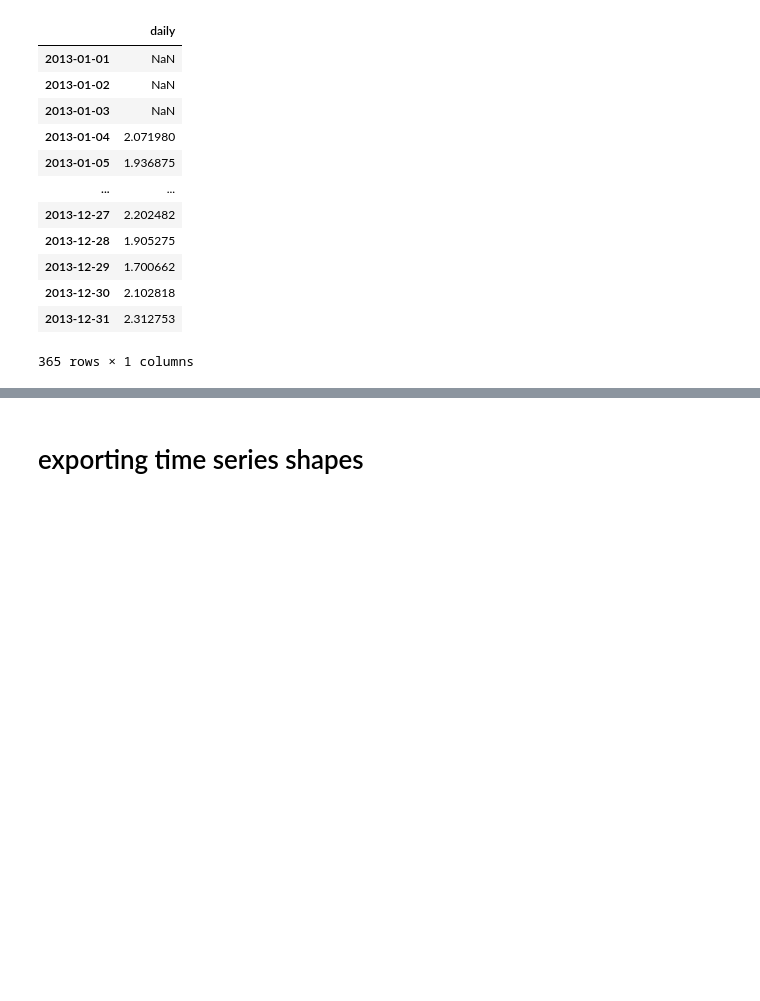
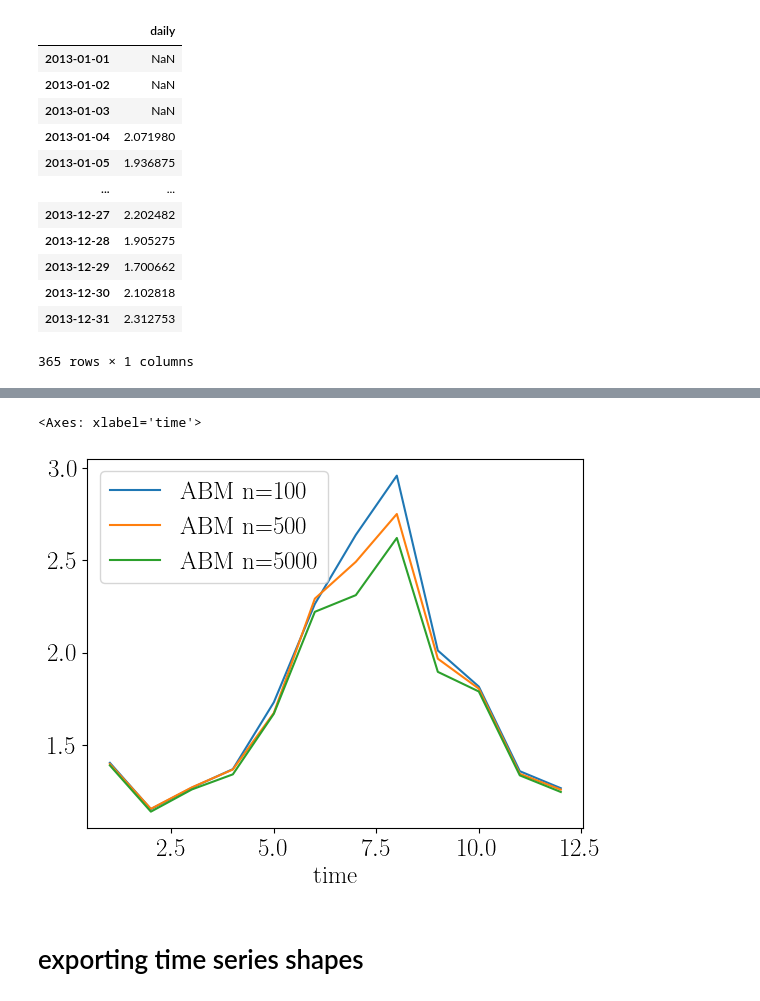
Before and after one commit to david-huck/abetam, a Jupyter notebook: heat_demand_profiles.ipynb, the cells around one changed output, grey strips where cells are left out. Saved outputs shown, nothing was run; the diff lists cells and outputs as text; code cells hidden in the pictures; blank space fills up the shorter version.

```diff
--- a/heat_demand_profiles.ipynb
+++ b/heat_demand_profiles.ipynb
@@ -258,0 +296,5 @@ Text(0.5, 0, 'peak to mean ratio (-)')
+# %%
+p2m_ratio.columns = p2m_ratio.columns.swaplevel()
+
+p2m_ratio
+# p2m_ratio.loc[:,"max",:]/p2m_ratio.loc[:,"mean",:]
@@ -259,3 +317,8 @@ Text(0.5, 0, 'peak to mean ratio (-)')
+# %%
+(p2m_ratio.loc[:,"max"]/p2m_ratio.loc[:,"mean"]).plot()
+# %% [output]
+<Axes: xlabel='time'>
+[figure, added]
 # %% [markdown]
 # exporting time series shapes
 # %%
```
Also changed, not shown: parts of 20 cells of this notebook, 1 other file.
